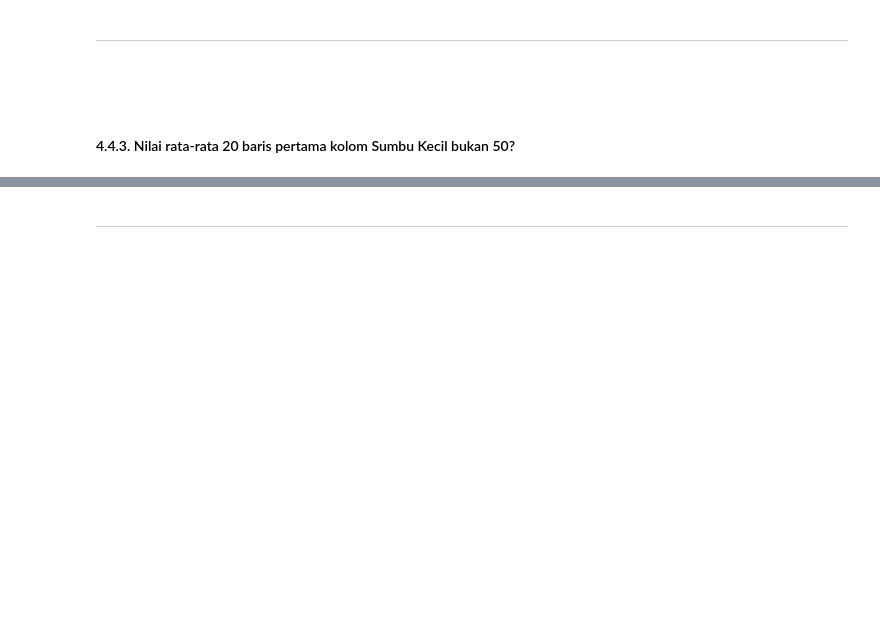
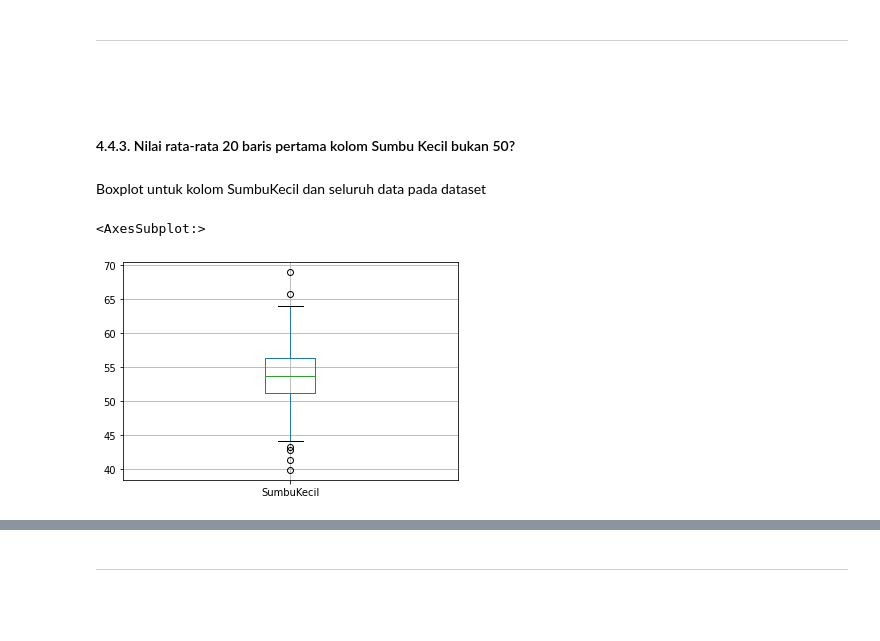
Before and after one commit to Lock1/IF2220-Probstat, a Jupyter notebook: TubesProbstat.ipynb, the cells around one changed output, grey strips where cells are left out. Saved outputs shown, nothing was run; the diff lists cells and outputs as text; code cells hidden in the pictures; blank space fills up the shorter version.

Commit message:
Penambahan jawaban 4.4.2-4.4.3
Penambahan jawaban untuk soal no 4.2 dan 4.3.

````diff
--- a/TubesProbstat.ipynb
+++ b/TubesProbstat.ipynb
@@ -761,3 +806,10 @@ Nilai $z$ yang dihitung dari uji statistik menunjukan bahwa $z > c$ sehingga nil
 ```
 # %% [markdown]
 #### 4.4.3. Nilai rata-rata 20 baris pertama kolom Sumbu Kecil bukan 50?
+# %% [markdown]
+Boxplot untuk kolom SumbuKecil dan seluruh data pada dataset
+# %%
+dataset.boxplot(["SumbuKecil"])
+# %% [output]
+<AxesSubplot:>
+[figure, added]
````
Also changed, not shown: parts of 18 cells of this notebook.
